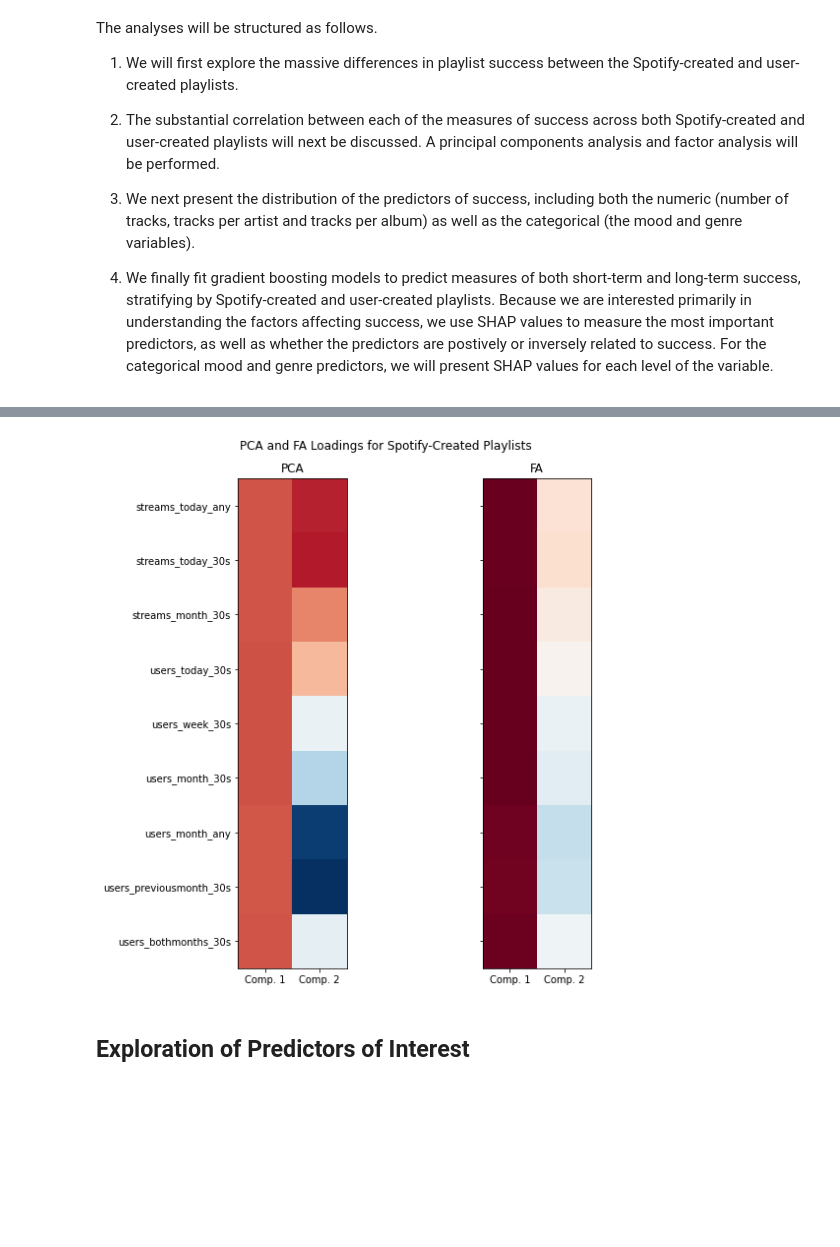
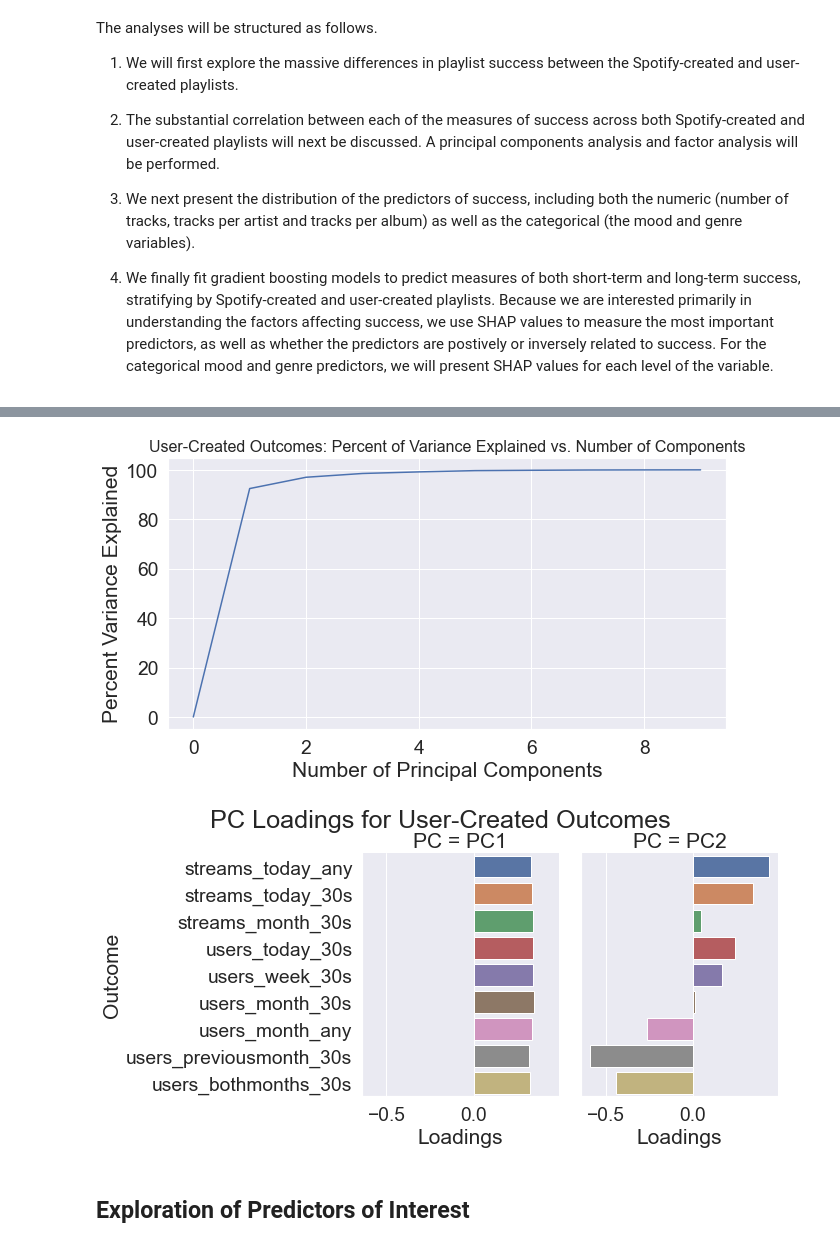
Before and after one commit to briedle-lilly/spotify_work, a Jupyter notebook: more_exploration.ipynb, the cells around one changed output, grey strips where cells are left out. Drawn from its saved outputs; the diff is of its cells as text; code cells hidden in the pictures; blank space fills up the shorter version.

```diff
--- a/more_exploration.ipynb
+++ b/more_exploration.ipynb
@@ -232,10 +200,51 @@ plot_pca_fa(X = nonspotify_outcome_scaled,
-# %%
-plot_pca_fa(X = spotify_outcome_scaled,
-            n_comps = 2,
-           fig_title = 'PCA and FA Loadings for Spotify-Created Playlists'
-           )
-# %% [output]
-[figure, removed]
+# %%
+def plot_percent_variation_explained(data, title):
+    pca = PCA(n_components = data.shape[1])
+    pca.fit(data)
+    percent_explained = 100 * pca.explained_variance_ratio_.cumsum()
+    percent_explained = np.insert(percent_explained, obj = 0, values = 0.0, axis = 0)
+    plt.plot(percent_explained)
+    plt.title(title,
+             fontdict = {'fontsize': 16})
+    plt.xlabel('Number of Principal Components')
+    plt.ylabel('Percent Variance Explained');
+# %%
+ plot_percent_variation_explained(
+     nonspotify_outcome_scaled,
+     title = 'User-Created Outcomes: Percent of Variance Explained vs. Number of Components'
+ )
+# %% [output]
+[figure, added]
+# %%
+def plot_pca_loadings(data, title, n_components = 2):
+    pca2 = PCA(n_components = n_components)
+    pca2.fit(data)
+
+    pca_df = (pd.DataFrame(pca_loadings.T,
+                         columns = ['PC1', 'PC2'],
+                         index = data.columns).
+              reset_index().
+              rename(columns = {'index': 'outcome'}).
+              melt(id_vars = 'outcome',
+                   value_vars = ['PC1', 'PC2'],
+                   var_name = 'PC',
+                       value_name = 'loading')
+         )
+
+    load_plot = sns.catplot(data = pca_df,
+                kind = 'bar',
+               y = 'outcome',
+               x = 'loading',
+               col = 'PC')
+
+    load_plot.set_ylabels('Outcome')
+    load_plot.set_xlabels('Loadings')
+    load_plot.fig.suptitle(title, y = 1)
+
+plot_pca_loadings(nonspotify_outcome_data,
+                 title = 'PC Loadings for User-Created Outcomes')
+# %% [output]
+[figure, added]
 # %% [markdown]
 ## Exploration of Predictors of Interest
 # %%
```
Also changed, not shown: parts of 21 cells of this notebook, 1 other file.
